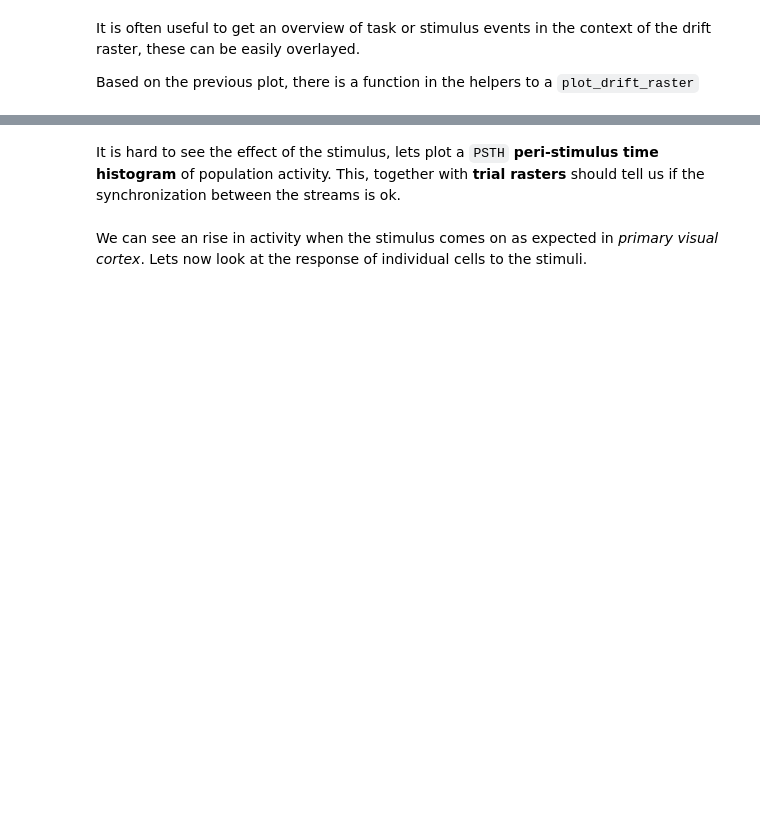
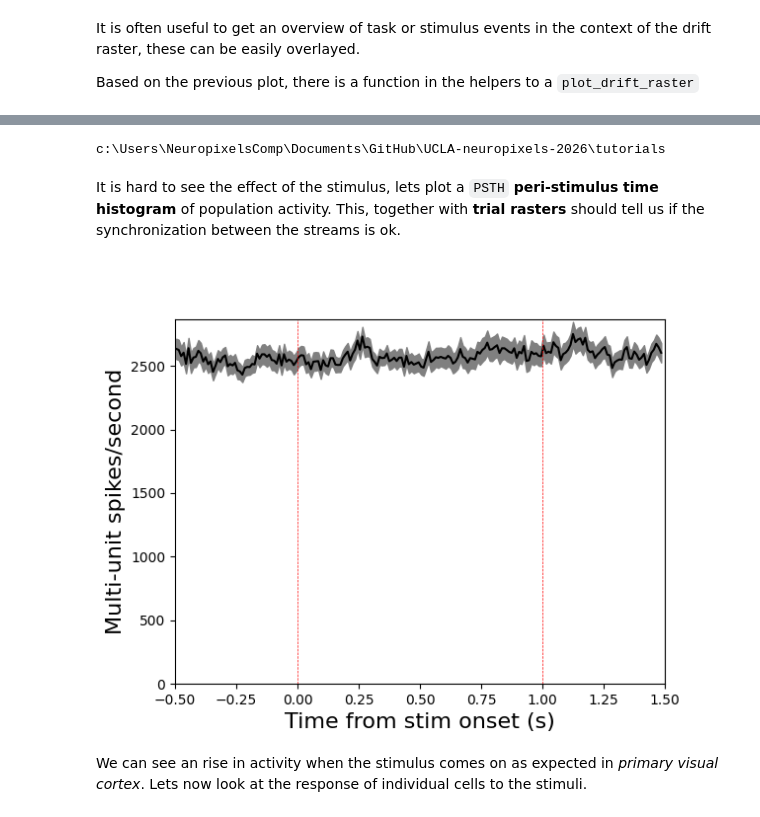
Before and after one commit to MrbioDT/UCLA-neuropixels-2026, a Jupyter notebook: tutorials/03_visual_response.ipynb, the cells around one changed output, grey strips where cells are left out. Saved outputs shown, nothing was run; the diff lists cells and outputs as text; code cells hidden in the pictures; blank space fills up the shorter version.

Commit message:
load the stimon_time from glm.ipynb

```diff
--- a/tutorials/03_visual_response.ipynb
+++ b/tutorials/03_visual_response.ipynb
@@ -46,30 +55,44 @@ NameError: name 'stimtimes' is not defined
+# %%
+# temporal sessions, to be removed anytime
+# check current path
+import os
+print(os.getcwd())
+
+# load the saved stimon in target folder
+# load C:\Users\NeuropixelsComp\Documents\GitHub\python_npx\stimon_times.npy
+stimon_times = np.load(r'C:\Users\NeuropixelsComp\Documents\GitHub\python_npx\stimon_times.npy')
+# %% [output]
+c:\Users\NeuropixelsComp\Documents\GitHub\UCLA-neuropixels-2026\tutorials
 # %% [markdown]
 It is hard to see the effect of the stimulus, lets plot a ``PSTH`` **peri-stimulus time histogram** of population activity. This, together with **trial rasters** should tell us if the synchronization between the streams is ok.
 # %%
 # triggered psth
 interval = [-0.5,1.5]
 
-ev = stimtimes[:,:,1].flatten()
+# ev = stimtimes[:,:,1].flatten()
+ev = stimon_times
 ts = res['spike_times']/sampling_rate
 
 triggered_population = [ts[(ts>interval[0]+e) & (ts<interval[1]+e)] - e for e in ev]
 binsize = 0.01
 bins = np.arange(*interval,binsize)
 # create a histogram of the trials separately so we can get a mean and std easily
 pop_psths = np.stack([np.histogram(t,bins = bins)[0] for t in triggered_population]).astype('float32')
 pop_psths /= binsize
 t = bins[1:] - np.diff(bins[:2])/2
 plt.figure()
 psth = np.mean(pop_psths,axis = 0)
 psth_sem =  np.std(pop_psths,axis = 0)/np.sqrt(len(pop_psths))
 
 plt.fill_between(t,psth+psth_sem,psth-psth_sem,color = 'gray')
 plt.plot(t,psth,'k')
 plt.ylim([0,np.max(plt.ylim())])
 plt.xlim(*interval)
 plt.vlines([0,1],*plt.ylim(),color = 'r',linestyle = '--',lw =0.5)
 plt.ylabel('Multi-unit spikes/second',fontsize = 16)
 plt.xlabel('Time from stim onset (s)',fontsize = 16);
+# %% [output]
+[figure, added]
 # %% [markdown]
 We can see an rise in activity when the stimulus comes on as expected in _primary visual cortex_. Lets now look at the response of individual cells to the stimuli.
 # %%
```
Also changed, not shown: parts of 2 cells of this notebook.
